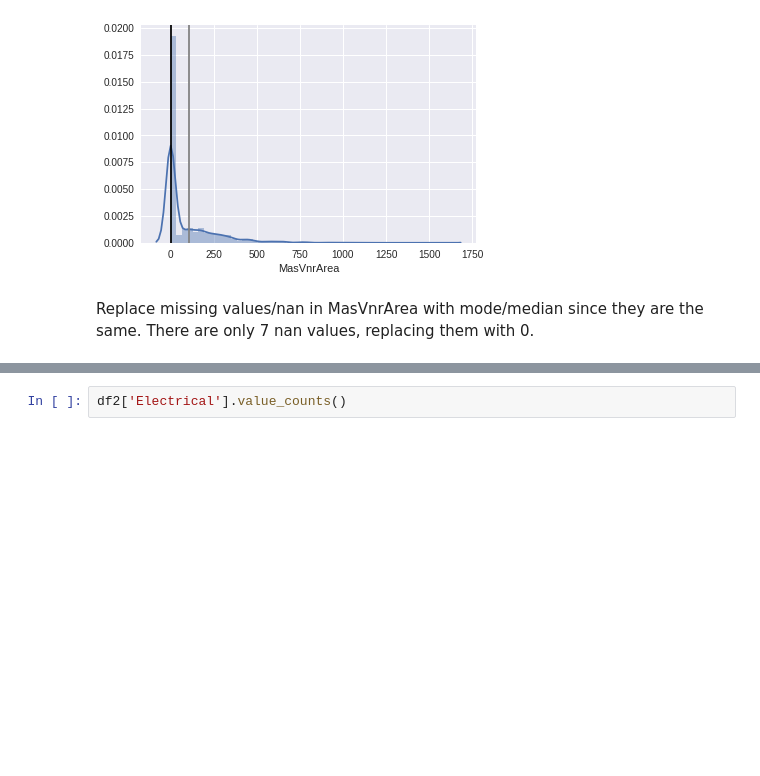
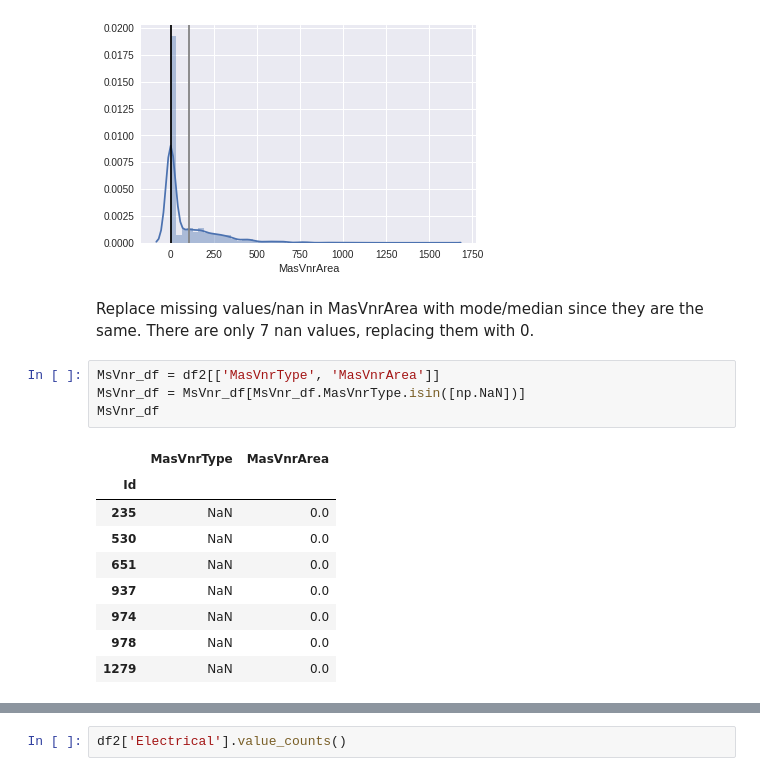
Before and after one commit to Uyentruong236/Ames_Housing, a Jupyter notebook: ipynb/project_2_starter.ipynb, the cells around one changed output, grey strips where cells are left out. Drawn from its saved outputs; the diff is of its cells as text; blank space fills up the shorter version.

```diff
--- a/ipynb/project_2_starter.ipynb
+++ b/ipynb/project_2_starter.ipynb
@@ -344,3 +344,17 @@ plt.axvline(df_train['MasVnrArea'].mean(), c='gray')
 [figure]
 # %% [markdown]
 Replace missing values/nan in MasVnrArea with mode/median since they are the same. There are only 7 nan values, replacing them with 0.
+# %%
+MsVnr_df = df2[['MasVnrType', 'MasVnrArea']]
+MsVnr_df = MsVnr_df[MsVnr_df.MasVnrType.isin([np.NaN])]
+MsVnr_df
+# %% [output]
+|  | MasVnrType | MasVnrArea |
+| Id |  |  |
+| 235 | NaN | 0.0 |
+| 530 | NaN | 0.0 |
+| 651 | NaN | 0.0 |
+| 937 | NaN | 0.0 |
+| 974 | NaN | 0.0 |
+| 978 | NaN | 0.0 |
+| 1279 | NaN | 0.0 |
```
Also changed, not shown: parts of 13 cells of this notebook.
